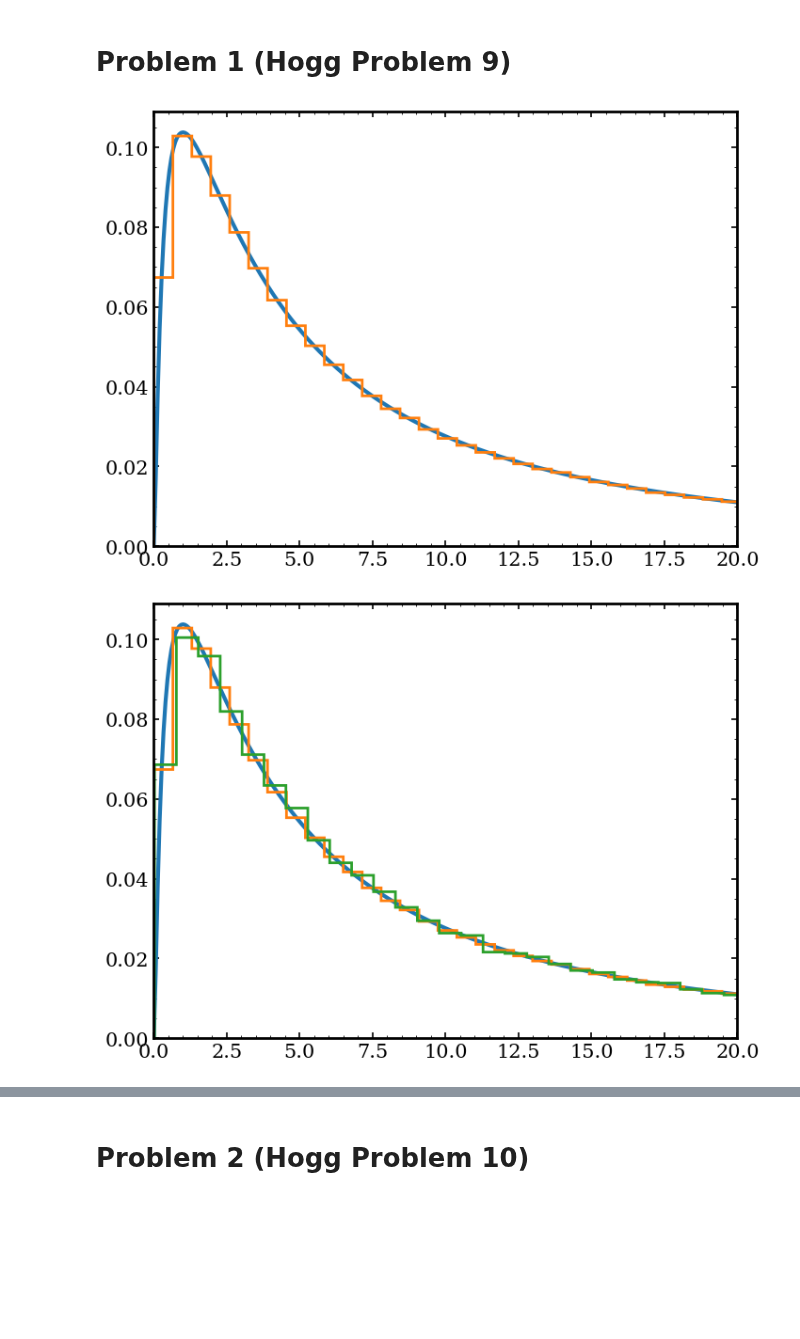
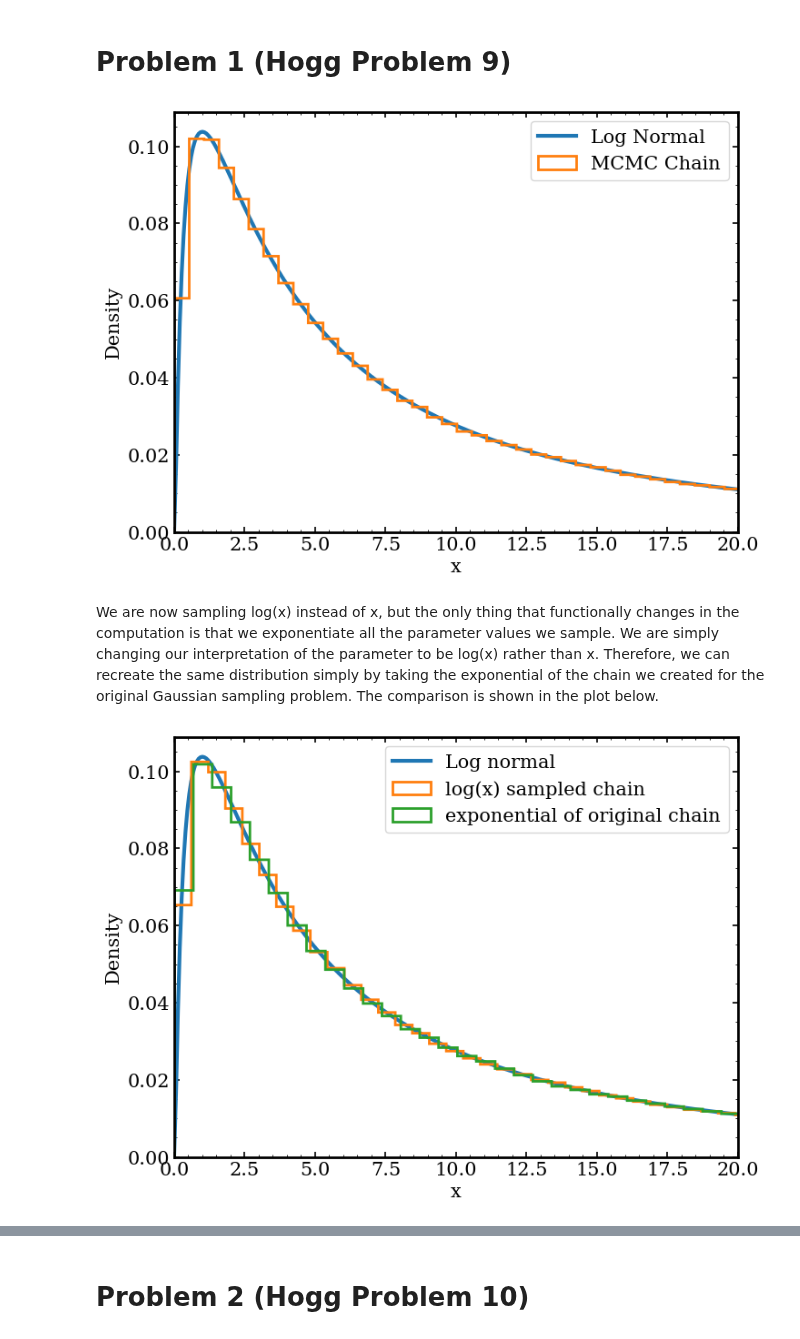
Before and after one commit to ochase10/compute-class, a Jupyter notebook: hw4/hw4.ipynb, the cells around one changed output, grey strips where cells are left out. Cells and saved outputs as stored; diff of their text form; code cells hidden in the pictures; blank space fills up the shorter version.

```diff
--- a/hw4/hw4.ipynb
+++ b/hw4/hw4.ipynb
@@ -58,21 +96,55 @@ pl.show()
 # Problem 1 (Hogg Problem 9)
 # %%
 def logsample(n, like, prop, init, rng, **kwargs):
+    '''
+    MCMC sampler function for sampling in the logspace of the parameter
 
+    The only difference between this function and sample is that this one
+     assumes x is the log of the parameter value so it stores exp(x) instead
+     of x directly
+    -----------
+    Inputs:
+    ------
+    n: number of steps in the chain
+    like: function to compute likelihoods
+    prop: proposal random number generator
+    init: initial parameter value
+    rng: random number generator to use
+    kwargs:
+        prop_args: additional arguments to pass to the prop function
+        like_args: additional arguments to pass to the likelihood function
+
+    Returns:
+    -------
+    xlist: the MCMC chain
+    '''
+
+    #initialize the chain as an empty array
     xlist = np.empty(int(n))
     lik0 = like(init, *kwargs['like_args'])
     x0 = init
     i = 0
+
+    #loop over the length of the chain
     while i < n_steps:
 
-        xprop = x0 + rng.normal(*kwargs['prop_args'])
+        #propose a new value
+        xprop = x0 + prop(*kwargs['prop_args'])
+
+        #generate a random value [0,1]
         r = np.log(rng.random())
+
+        #evaulate the likelihood of the proposed value
         lik1 = like(xprop, *kwargs['like_args'])
 
+
+        #see if the likelihood ratio is greater than the random number
         if lik1-lik0 > r:
+            #if so update the current likelihood value and parameter value
             x0 = xprop
             lik0 = lik1
 
+        #store exp(current parameter value)
         xlist[i] = np.exp(x0)
         i+=1
 
@@ -87,26 +159,36 @@ prop_mu = 0
 logchain = logsample(n_steps, log_gauss, rng.normal, 1, rng, like_args=[mu, sig], prop_args=[prop_mu,prop_sig])
 
 xs = np.linspace(1e-10, 20, 300)
+
+#convert a gaussian distribution to a lognormal distribution
 ys = gauss(np.log(xs), mu, sig)/xs
 
 
 pl.figure(figsize=(8,6))
-pl.plot(xs, ys)
-pl.hist(logchain, bins=7000, histtype="step", density=True, lw=2)
+pl.plot(xs, ys, label="Log Normal")
+pl.hist(logchain, bins=8000, histtype="step", density=True, lw=2, label="MCMC Chain")
 pl.xlim(0,20)
+pl.xlabel("x")
+pl.ylabel("Density")
+pl.legend()
 pl.show()
 # %% [output]
-[figure, old version]
+[figure, new version]
+# %% [markdown]
+We are now sampling log(x) instead of x, but the only thing that functionally changes in the computation is that we exponentiate all the parameter values we sample. We are simply changing our interpretation of the parameter to be log(x) rather than x. Therefore, we can recreate the same distribution simply by taking the exponential of the chain we created for the original Gaussian sampling problem. The comparison is shown in the plot below.
 # %%
 xs = np.linspace(1e-10, 20, 300)
 ys = gauss(np.log(xs), mu, sig)/xs
 
 
 pl.figure(figsize=(8,6))
-pl.plot(xs, ys)
-pl.hist(logchain, bins=7000, histtype="step", density=True, lw=2)
-pl.hist(np.exp(chain), bins=7000, histtype="step", density=True, lw=2)
+pl.plot(xs, ys, label="Log normal")
+pl.hist(logchain, bins=7000, histtype="step", density=True, lw=2, label="log(x) sampled chain")
+pl.hist(np.exp(chain), bins=7000, histtype="step", density=True, lw=2, label="exponential of original chain")
 pl.xlim(0,20)
+pl.xlabel("x")
+pl.ylabel("Density")
+pl.legend()
 pl.show()
 # %% [output]
-[figure, old version]
+[figure, new version]
```
Also changed, not shown: parts of 19 cells of this notebook.
